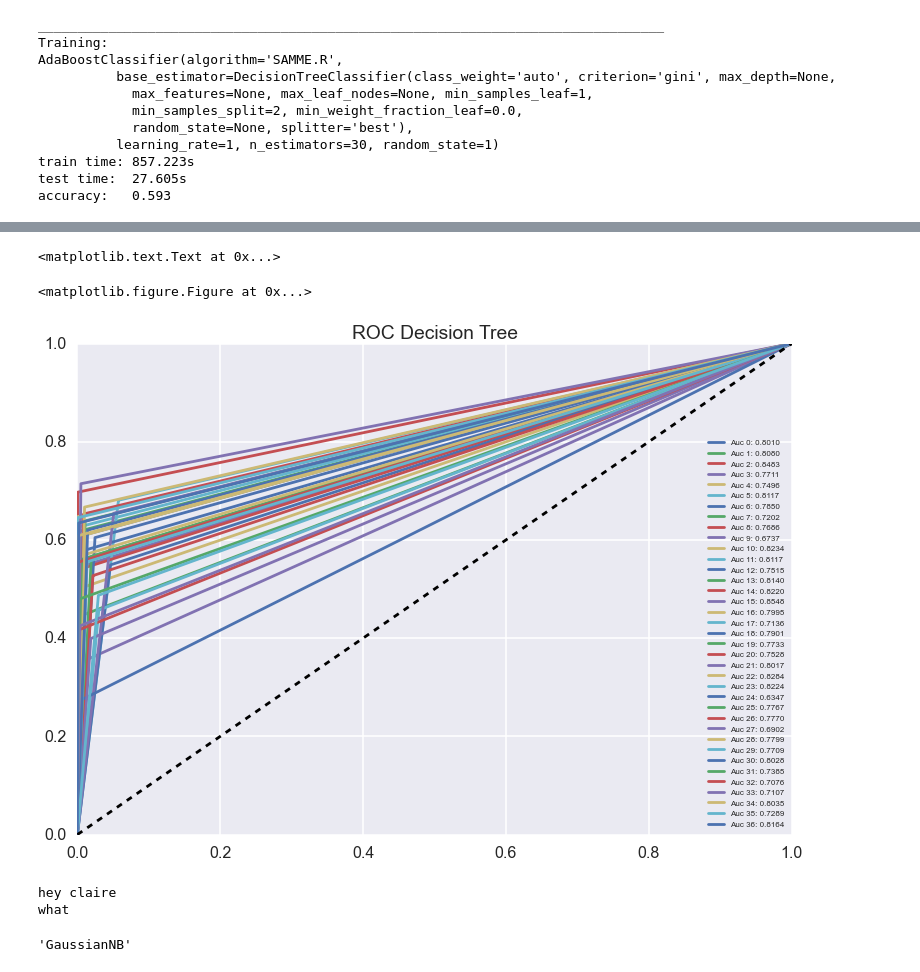
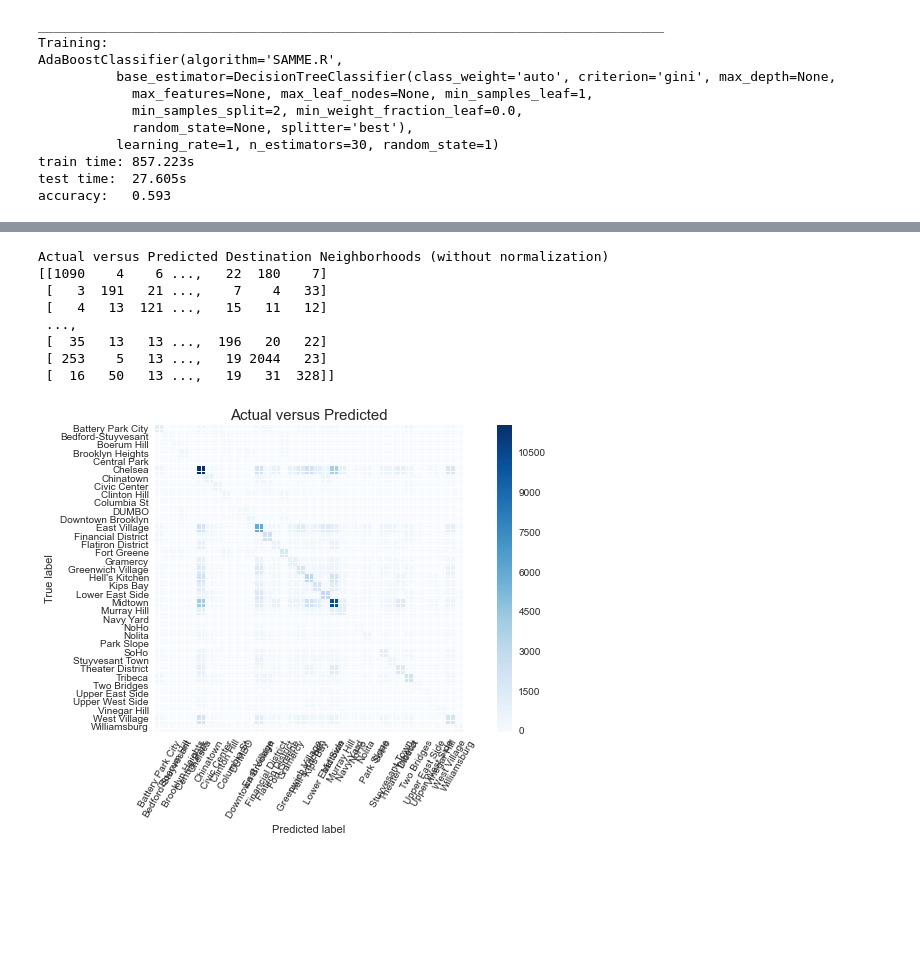
Before and after one commit to cgerson/bike-share-analysis, a Jupyter notebook: citibike_models.ipynb, the cells around one changed output, grey strips where cells are left out. Cells and saved outputs as stored; diff of their text form; code cells hidden in the pictures; blank space fills up the shorter version.

```diff
--- a/citibike_models.ipynb
+++ b/citibike_models.ipynb
@@ -95,4 +178,4 @@ def assign_train_test(df_any, sub = False):
 
     return X_train, X_test, y_train, y_test
 # %%
-X_train, X_test, y_train, y_test = assign_train_test(df_sub, sub = True)
+X_train, X_test, y_train, y_test = assign_train_test(df_sub, sub = "hey")
@@ -284,14 +367,0 @@ m.predict_proba(X_test).shape
-# %%
-plt.figure(figsize=(12, 10))
-fig, ax = plt.subplots()
-sns.set_style("darkgrid")
-sns.set_context(context="poster")
-for i in range(37):
-    ax.plot(fpr[i],tpr[i],label="Auc {0}: {1:0.4f}".format(i,roc_auc[i]))
-ax.plot([0, 1], [0, 1], 'k--')
-ax.legend(loc="best", fontsize=8)
-plt.title("ROC: {0}".format("Decision Tree"))
-# %% [output]
-<matplotlib.text.Text at 0x...>
-<matplotlib.figure.Figure at 0x...>
-[figure, removed]
@@ -314,10 +367,0 @@ for name,model in models.iteritems():
-# %%
-def tfun(x):
-    print 'hey {0}'.format(x)
-    print 'what'
-
-results = []
-results.append(tfun('claire'))
-# %% [output]
-hey claire
-what
@@ -327,4 +368,33 @@ clf_descr = str(clf).split('(')[0]
-# %%
-clf_descr
-# %% [output]
-'GaussianNB'
+# %%
+# Plot confusion matrix
+
+cm_array = results[1][6]
+
+def plot_confusion_matrix(cm, title='Actual versus Predicted', cmap=plt.cm.Blues):
+    plt.imshow(cm.squeeze(), interpolation='nearest',cmap=cmap)
+    plt.title(title,size=15)
+    plt.colorbar()
+    tick_marks = np.arange(37)
+    plt.xticks(tick_marks, sorted(df_sub.n1.unique()),rotation=90)
+    plt.yticks(tick_marks, sorted(df_sub.n1.unique()))
+    plt.tight_layout()
+    plt.ylabel('True label')
+    plt.xlabel('Predicted label')
+# %%
+# Confusion matrix (without normalization)
+
+np.set_printoptions(precision=2)
+print('Actual versus Predicted Destination Neighborhoods (without normalization)')
+print(cm_array)
+plt.figure(figsize=(10, 6))
+plot_confusion_matrix(cm_array)
+# %% [output]
+Actual versus Predicted Destination Neighborhoods (without normalization)
+[[1090    4    6 ...,   22  180    7]
+ [   3  191   21 ...,    7    4   33]
+ [   4   13  121 ...,   15   11   12]
+ ...,
+ [  35   13   13 ...,  196   20   22]
+ [ 253    5   13 ...,   19 2044   23]
+ [  16   50   13 ...,   19   31  328]]
+[figure, added]
```
Also changed, not shown: parts of 30 cells of this notebook, 2 other files.
